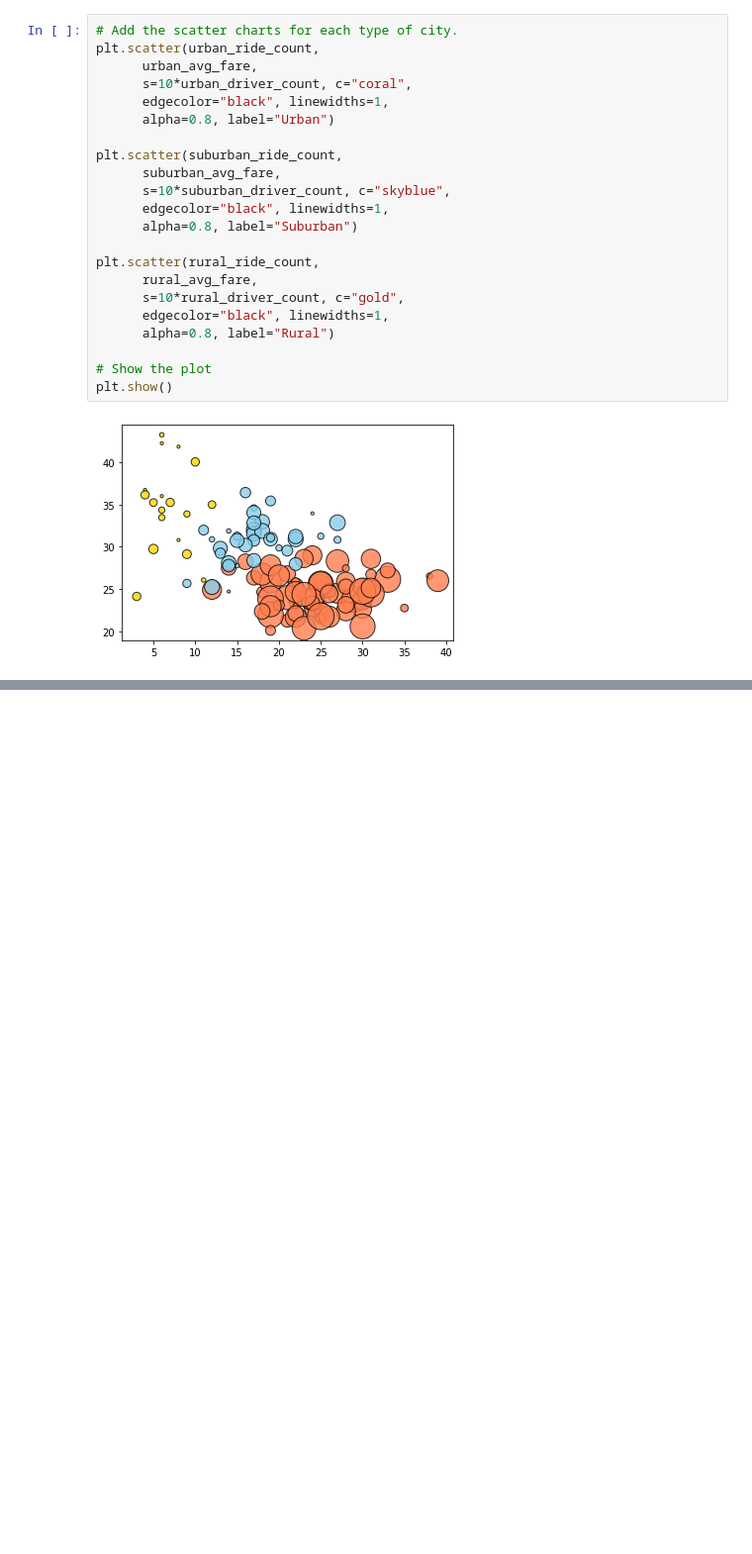
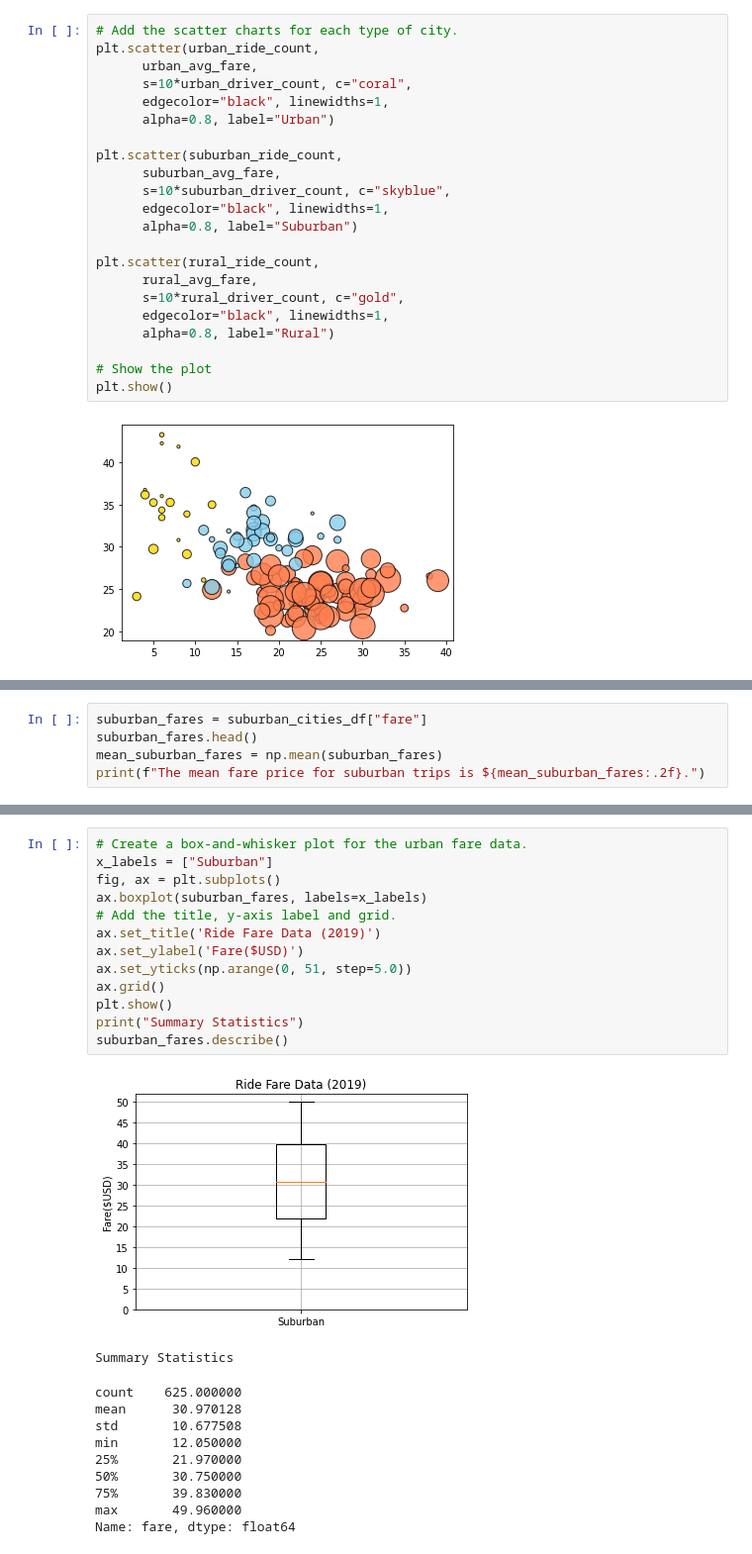
Before and after one commit to ajinderbains/PyBer_Analysis, a Jupyter notebook: PyBer.ipynb, the cells around one changed output, grey strips where cells are left out. Shown: that part at 99% size. Saved outputs shown, nothing was run; the diff lists cells and outputs as text; blank space fills up the shorter version.

```diff
--- a/PyBer.ipynb
+++ b/PyBer.ipynb
@@ -331,0 +452,5 @@ plt.show()
+# %%
+suburban_fares = suburban_cities_df["fare"]
+suburban_fares.head()
+mean_suburban_fares = np.mean(suburban_fares)
+print(f"The mean fare price for suburban trips is ${mean_suburban_fares:.2f}.")
@@ -331,0 +574,25 @@ plt.show()
+# %%
+# Create a box-and-whisker plot for the urban fare data.
+x_labels = ["Suburban"]
+fig, ax = plt.subplots()
+ax.boxplot(suburban_fares, labels=x_labels)
+# Add the title, y-axis label and grid.
+ax.set_title('Ride Fare Data (2019)')
+ax.set_ylabel('Fare($USD)')
+ax.set_yticks(np.arange(0, 51, step=5.0))
+ax.grid()
+plt.show()
+print("Summary Statistics")
+suburban_fares.describe()
+# %% [output]
+[figure, added]
+Summary Statistics
+count    625.000000
+mean      30.970128
+std       10.677508
+min       12.050000
+25%       21.970000
+50%       30.750000
+75%       39.830000
+max       49.960000
+Name: fare, dtype: float64
```
Also changed, not shown: parts of 31 cells of this notebook, 3 other files.
